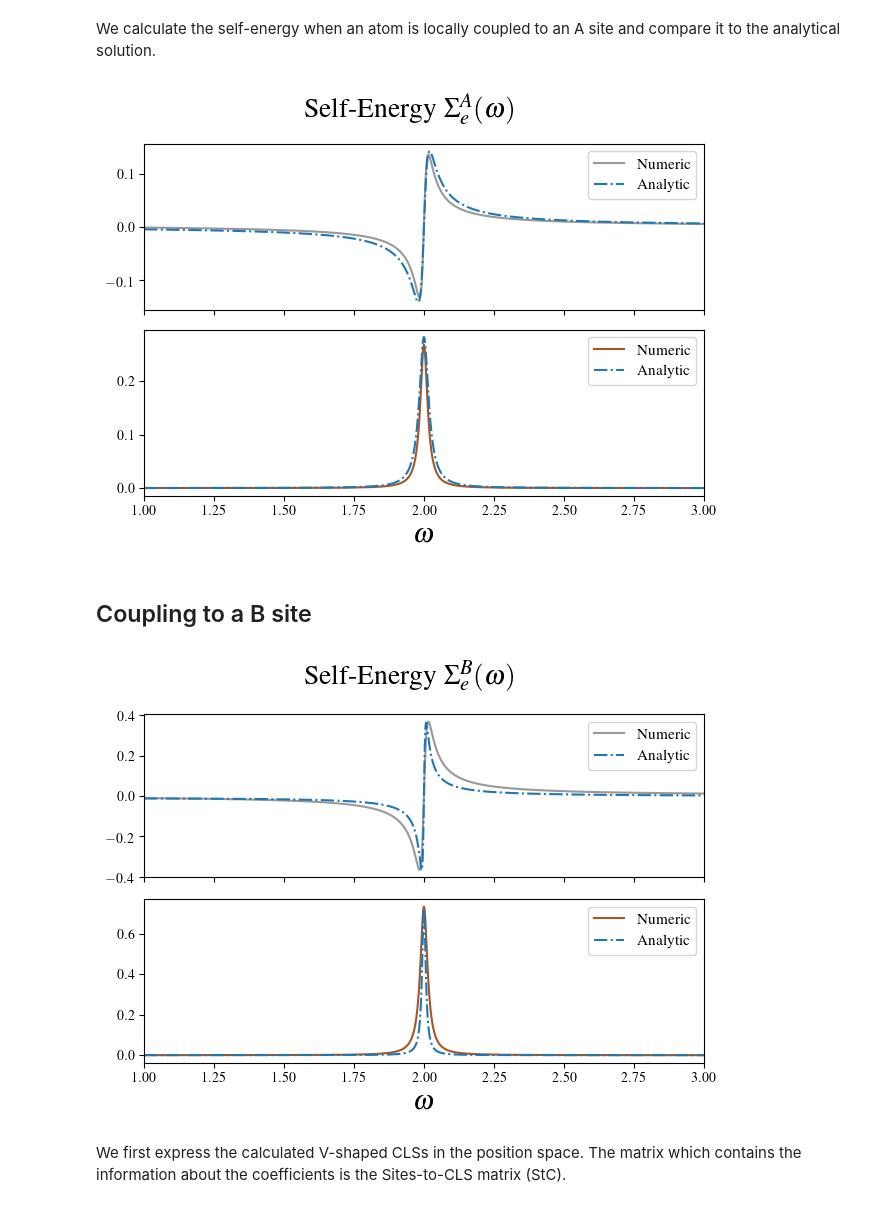
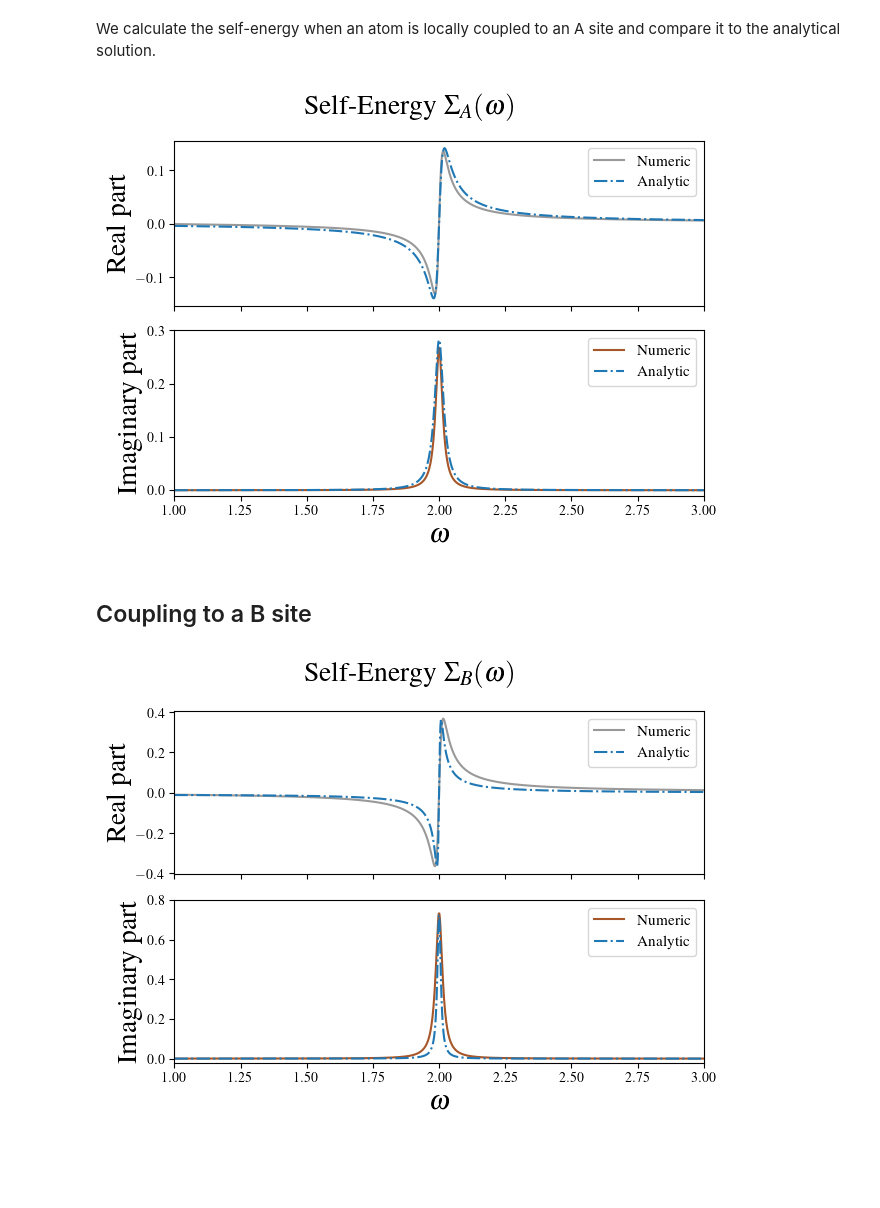
Before and after one commit to enrico0014/QOptics_FB, a Jupyter notebook: sawtooth/sawtooth_couplings.ipynb, the cells around one changed output. Saved outputs shown, nothing was run; the diff lists cells and outputs as text; code cells hidden in the pictures; blank space fills up the shorter version.

```diff
--- a/sawtooth/sawtooth_couplings.ipynb
+++ b/sawtooth/sawtooth_couplings.ipynb
@@ -162,7 +162,7 @@ res_an = an_slf_a(E,g,t,1.3*eta)
 # %%
 fig,ax = plt.subplots(nrows=2,ncols=1,sharex=True,tight_layout=True)
 
-plt.suptitle(r"Self-Energy $\Sigma_e^A(\omega)$",fontsize=20)
+plt.suptitle(r"Self-Energy $\Sigma_A(\omega)$",fontsize=20)
 
 ax[0].plot(E,np.real(res),c='#999999',label="Numeric")
 ax[0].plot(E,np.real(res_an),label="Analytic",ls="-.")
@@ -170,19 +170,21 @@ ax[0].plot(E,np.real(res_an),label="Analytic",ls="-.")
 ax[1].plot(E,np.imag(res),c='#a65628',label="Numeric")
 ax[1].plot(E,np.imag(res_an),label="Analytic",ls="-.")
 
-#ax[0].set_ylim(-0.02,0.02)
+ax[1].set_ylim(-0.01,0.3)
 
 ax[1].set_xlabel(r"$\omega$",fontsize=20)
+ax[0].set_ylabel("Real part",fontsize=20)
+ax[1].set_ylabel("Imaginary part",fontsize=20)
 
 ax[1].set_xlim(E[0],E[-1])
 
 ax[0].legend(fontsize=11)
 ax[1].legend(fontsize=11)
 
-#plt.savefig("SE_a_zoom.png")
+#plt.savefig("SE_a.png")
 plt.show()
 # %% [output]
-[figure, old version]
+[figure, new version]
 # %% [markdown]
 ## Coupling to a B site
 # %%
@@ -220,24 +222,27 @@ res_an = an_slf_b(E,g,t,0.5*eta)
 # %%
 fig,ax = plt.subplots(nrows=2,ncols=1,sharex=True,tight_layout=True)
 
-plt.suptitle(r"Self-Energy $\Sigma_e^B(\omega)$",fontsize=20)
+plt.suptitle(r"Self-Energy $\Sigma_B(\omega)$",fontsize=20)
 
 ax[0].plot(E,np.real(res),c='#999999',label="Numeric")
 ax[0].plot(E,np.real(res_an),label="Analytic",ls="-.")
 
 ax[1].plot(E,np.imag(res),c='#a65628',label="Numeric")
 ax[1].plot(E,np.imag(res_an),label="Analytic",ls="-.")
 
-#ax[0].set_ylim(-0.02,0.02)
+ax[1].set_ylim(-0.02,0.8)
+ax[0].set_ylabel("Real part",fontsize=20)
+ax[1].set_ylabel("Imaginary part",fontsize=20)
+
 
 ax[1].set_xlabel(r"$\omega$",fontsize=20)
 
 ax[1].set_xlim(E[0],E[-1])
 
 ax[0].legend(fontsize=11)
 ax[1].legend(fontsize=11)
 
-#plt.savefig("SE_a_zoom.png")
+#plt.savefig("SE_b.png")
 plt.show()
 # %% [output]
-[figure, old version]
+[figure, new version]
@@ -248,2 +248,0 @@ def expf(x,a,b):
-# %% [markdown]
-We first express the calculated V-shaped CLSs in the position space. The matrix which contains the information about the coefficients is the Sites-to-CLS matrix (StC).
```
Also changed, not shown: parts of 15 cells of this notebook, 2 other files.
